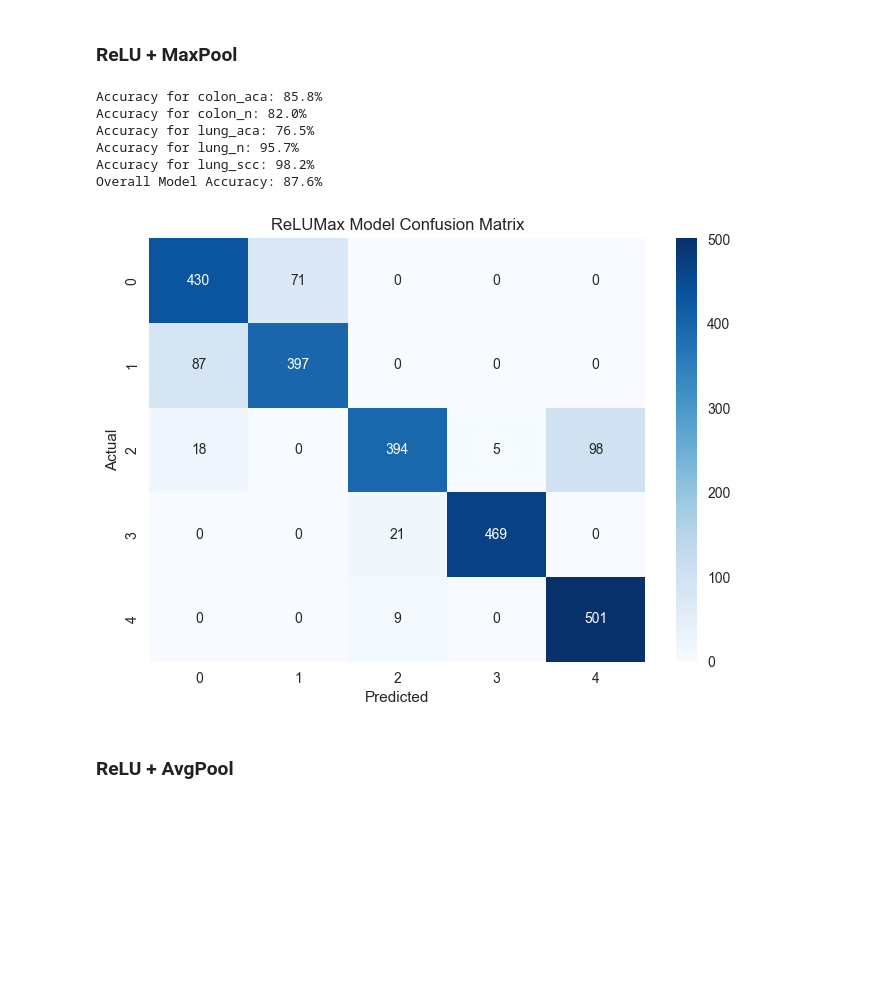
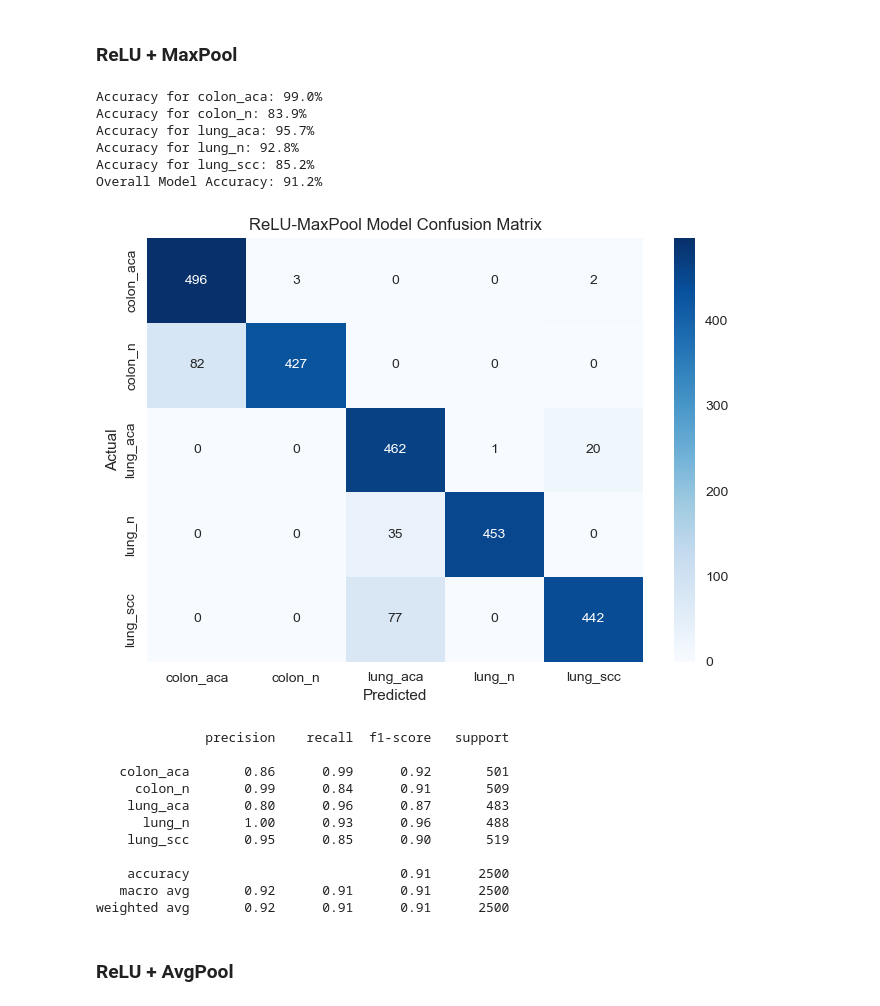
Before and after one commit to garrett-lam/CancerHistopathologyCNN, a Jupyter notebook: lung_colon_CNN.ipynb, the cells around one changed output. Cells and saved outputs as stored; diff of their text form; code cells hidden in the pictures; blank space fills up the shorter version.

Commit message:
[ADD] scikit learn conf matrix, classification report, 8 epochs

```diff
--- a/lung_colon_CNN.ipynb
+++ b/lung_colon_CNN.ipynb
@@ -269,22 +274,35 @@ plotTrain(train_loss6, valid_loss6)
 # %% [markdown]
 ## **Evaluate on Testing Data**
 # %%
-flattened_labels = []
+y_true = [] # Get true labels from test_loader
 for data, labels in test_loader:
-    flattened_labels.extend(labels.tolist())
+    y_true.extend(labels.tolist())
 # %% [markdown]
 ### ReLU + MaxPool
 # %%
 _, _, preds1 = loadModel('relu', 'max', img_size, test_loader, classes, device)
-confMtx(preds1, flattened_labels, 'ReLU', 'Max')
+preds1 = ypredToList(preds1)
+confMtx(y_true, preds1, 'ReLU-MaxPool', classes)
+print(classification_report(y_true, preds1, target_names=classes))
 # %% [output]
-Accuracy for colon_aca: 85.8%
-Accuracy for colon_n: 82.0%
-Accuracy for lung_aca: 76.5%
-Accuracy for lung_n: 95.7%
-Accuracy for lung_scc: 98.2%
-Overall Model Accuracy: 87.6%
+Accuracy for colon_aca: 99.0%
+Accuracy for colon_n: 83.9%
+Accuracy for lung_aca: 95.7%
+Accuracy for lung_n: 92.8%
+Accuracy for lung_scc: 85.2%
+Overall Model Accuracy: 91.2%
-[figure, old version]
+[figure, new version]
+              precision    recall  f1-score   support
+
+   colon_aca       0.86      0.99      0.92       501
+     colon_n       0.99      0.84      0.91       509
+    lung_aca       0.80      0.96      0.87       483
+      lung_n       1.00      0.93      0.96       488
+    lung_scc       0.95      0.85      0.90       519
+
+    accuracy                           0.91      2500
+   macro avg       0.92      0.91      0.91      2500
+weighted avg       0.92      0.91      0.91      2500
 # %% [markdown]
 ### ReLU + AvgPool
 # %%
```
Also changed, not shown: parts of 33 cells of this notebook, 3 other files.
